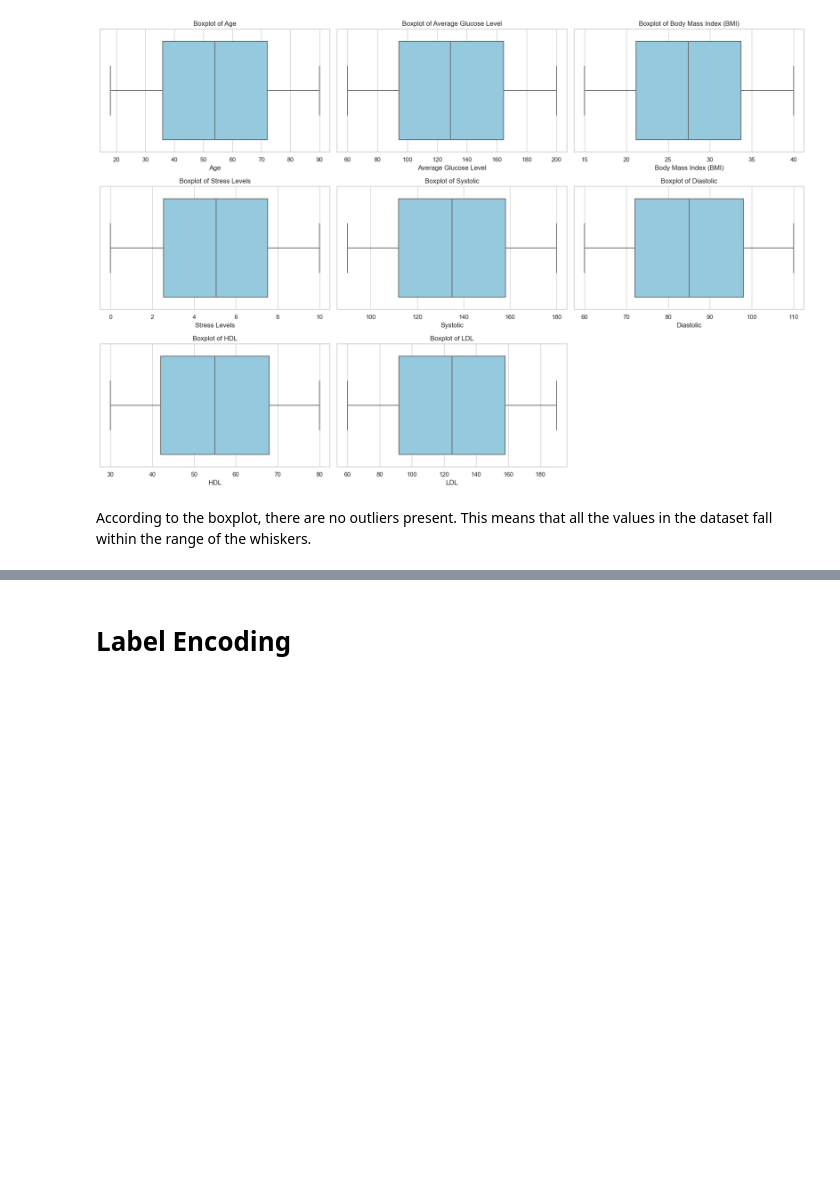
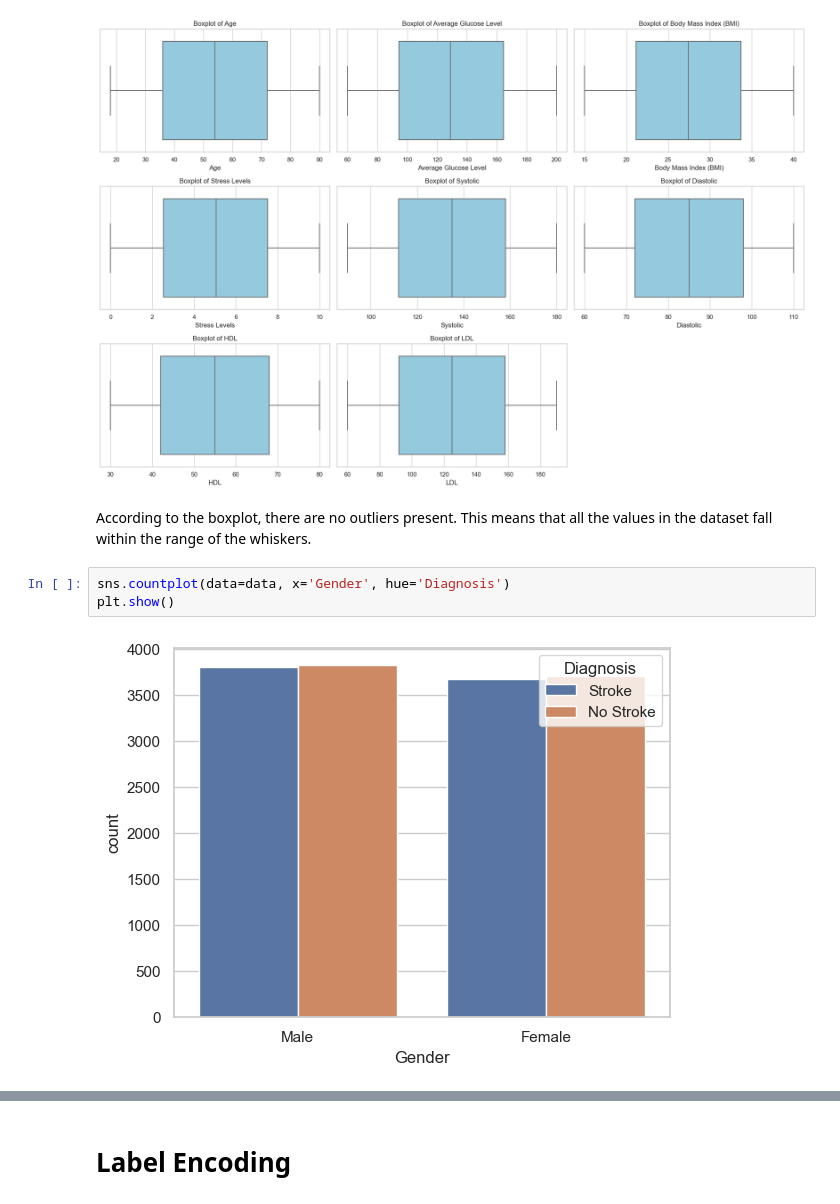
Before and after one commit to SpringBoard-Batch02-StrokePrediction/Group_1, a Jupyter notebook: Stroke_Prediction (Aayush).ipynb, the cells around one changed output, grey strips where cells are left out. Saved outputs shown, nothing was run; the diff lists cells and outputs as text; blank space fills up the shorter version.

```diff
--- a/Stroke_Prediction (Aayush).ipynb
+++ b/Stroke_Prediction (Aayush).ipynb
@@ -435,3 +438,8 @@ plt.show()
 [figure]
 # %% [markdown]
 According to the boxplot, there are no outliers present. This means that all the values in the dataset fall within the range of the whiskers.
+# %%
+sns.countplot(data=data, x='Gender', hue='Diagnosis')
+plt.show()
+# %% [output]
+[figure, added]
```
Also changed, not shown: parts of 141 cells of this notebook.
